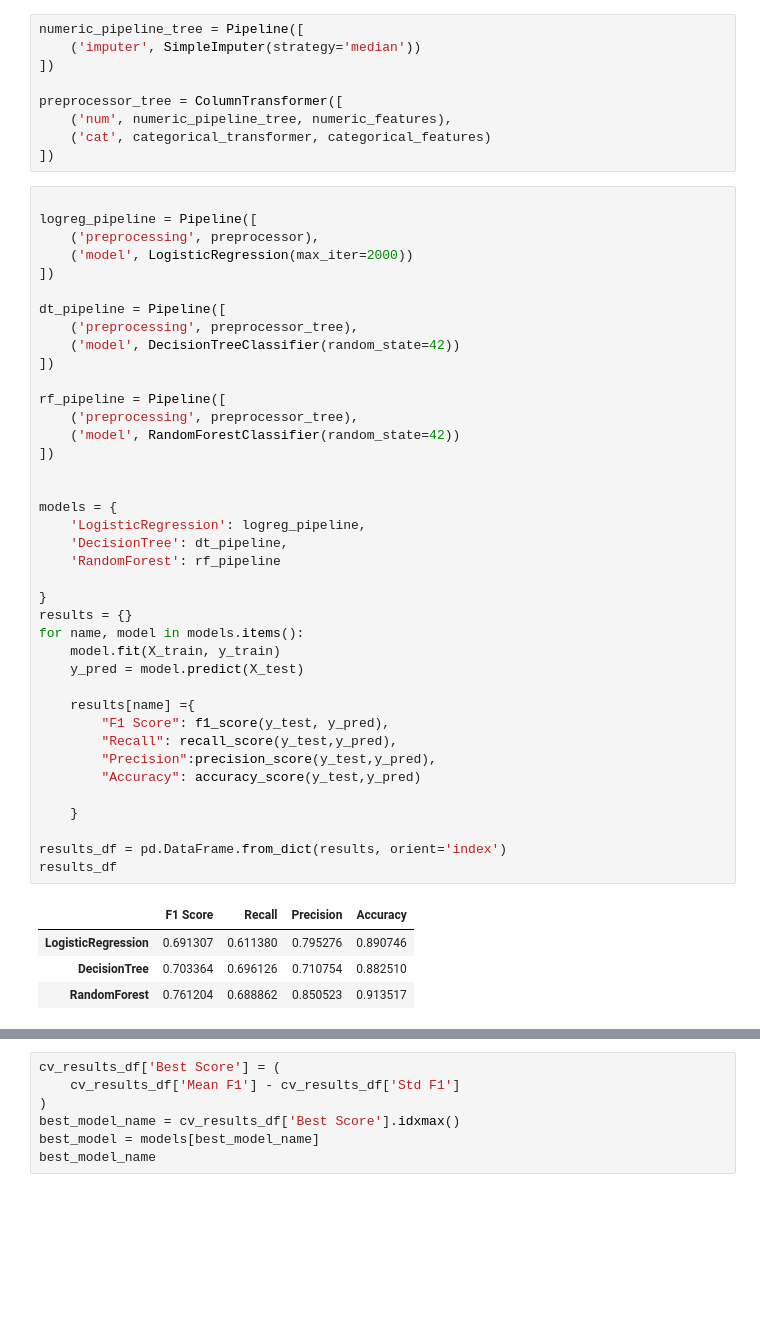
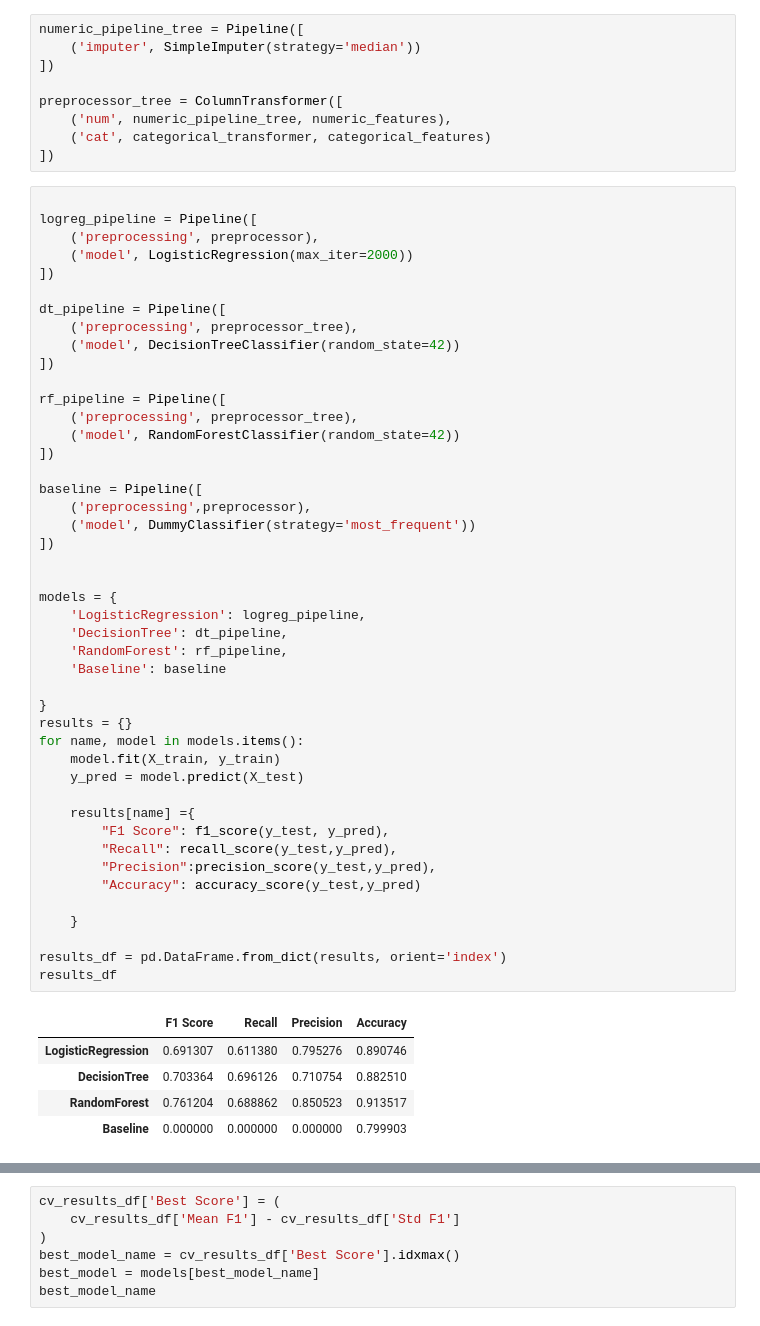
Before and after one commit to janekrajt-tech/ML_Uppgift_Jan_Rajt, a Jupyter notebook: ML_Uppgift1_Jan_Rajt.ipynb, the cells around one changed output, grey strips where cells are left out. Cells and saved outputs as stored; diff of their text form; blank space fills up the shorter version.

```diff
--- a/ML_Uppgift1_Jan_Rajt.ipynb
+++ b/ML_Uppgift1_Jan_Rajt.ipynb
@@ -222,32 +224,39 @@ rf_pipeline = Pipeline([
     ('preprocessing', preprocessor_tree),
     ('model', RandomForestClassifier(random_state=42))
 ])
 
+baseline = Pipeline([
+    ('preprocessing',preprocessor),
+    ('model', DummyClassifier(strategy='most_frequent'))
+])
+
 
 models = {
     'LogisticRegression': logreg_pipeline,
     'DecisionTree': dt_pipeline,
-    'RandomForest': rf_pipeline
+    'RandomForest': rf_pipeline,
+    'Baseline': baseline
 
 }
 results = {}
 for name, model in models.items():
     model.fit(X_train, y_train)
     y_pred = model.predict(X_test)
 
     results[name] ={
         "F1 Score": f1_score(y_test, y_pred),
         "Recall": recall_score(y_test,y_pred),
         "Precision":precision_score(y_test,y_pred),
         "Accuracy": accuracy_score(y_test,y_pred)
 
     }
 
 results_df = pd.DataFrame.from_dict(results, orient='index')
 results_df
 # %% [output]
 |  | F1 Score | Recall | Precision | Accuracy |
 | LogisticRegression | 0.691307 | 0.611380 | 0.795276 | 0.890746 |
 | DecisionTree | 0.703364 | 0.696126 | 0.710754 | 0.882510 |
 | RandomForest | 0.761204 | 0.688862 | 0.850523 | 0.913517 |
+| Baseline | 0.000000 | 0.000000 | 0.000000 | 0.799903 |
 # %%
```
Also changed, not shown: parts of 20 cells of this notebook.
